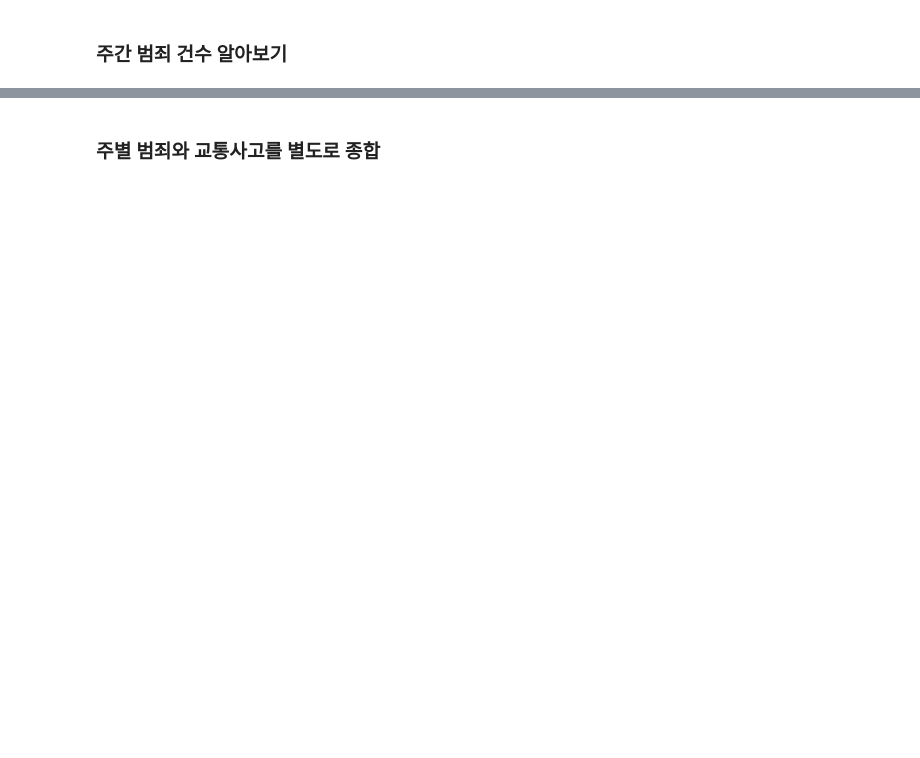
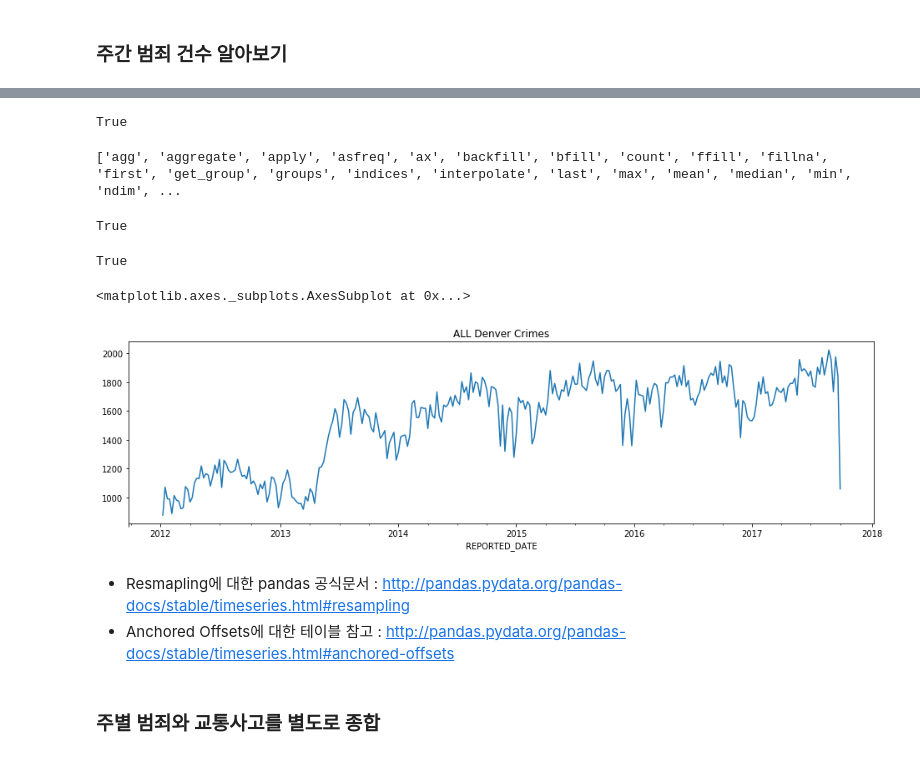
Before and after one commit to liberalapes/pandas_cookbook, a Jupyter notebook: 10장 시계열 분석.ipynb, the cells around one changed output, grey strips where cells are left out. Drawn from its saved outputs; the diff is of its cells as text; code cells hidden in the pictures; blank space fills up the shorter version.

```diff
--- a/10장 시계열 분석.ipynb
+++ b/10장 시계열 분석.ipynb
@@ -84,0 +206,4 @@ Timestamp('2013-04-11 00:00:00')
+# %%
+pwd = %pwd
+crime = pd.read_hdf(pwd + '/crime.h5', 'crime')
+crime.dtypes
@@ -85,2 +363,6 @@ Timestamp('2013-04-11 00:00:00')
 # %% [markdown]
 ### DatetimeIndex와만 작동하는 메서드 사용하기
+# %%
+pwd = %pwd
+crime = pd.read_hdf(pwd + '/crime.h5', 'crime').set_index('REPORTED_DATE')
+print(type(crime.index))
@@ -87,2 +561,4 @@ Timestamp('2013-04-11 00:00:00')
 # %% [markdown]
 ### 주간 범죄 건수 알아보기
+# %%
+crime_sort = pd.read_hdf(pwd+'/crime.h5', 'crime').set_index('REPORTED_DATE').sort_index()
@@ -88,0 +569,3 @@ Timestamp('2013-04-11 00:00:00')
+# %%
+weekly_crimes = crime_sort.resample('W').size()
+weekly_crimes.head()
@@ -89,2 +609,31 @@ Timestamp('2013-04-11 00:00:00')
+# %%
+weekly_crimes.equals(weekly_crimes_gby)
+# %% [output]
+True
+# %%
+r = crime_sort.resample('W')
+resample_methods = [attr for attr in dir(r) if attr[0].islower()]
+print(resample_methods)
+# %% [output]
+['agg', 'aggregate', 'apply', 'asfreq', 'ax', 'backfill', 'bfill', 'count', 'ffill', 'fillna', 'first', 'get_group', 'groups', 'indices', 'interpolate', 'last', 'max', 'mean', 'median', 'min', 'ndim', ...
+# %%
+crime = pd.read_hdf(pwd + '/crime.h5', 'crime')
+weekly_crimes2 = crime.resample('W', on  = 'REPORTED_DATE').size()
+weekly_crimes2.equals(weekly_crimes)
+# %% [output]
+True
+# %%
+weekly_crimes_gby2 = crime.groupby(pd.Grouper(key='REPORTED_DATE', freq = 'W')).size()
+weekly_crimes_gby2.equals(weekly_crimes_gby)
+# %% [output]
+True
+# %%
+weekly_crimes.plot(figsize=(16,4), title = 'ALL Denver Crimes')
+# %% [output]
+<matplotlib.axes._subplots.AxesSubplot at 0x...>
+[figure, added]
+# %% [markdown]
+- Resmapling에 대한 pandas 공식문서 : http://pandas.pydata.org/pandas-docs/stable/timeseries.html#resampling
+- Anchored Offsets에 대한 테이블 참고 : http://pandas.pydata.org/pandas-docs/stable/timeseries.html#anchored-offsets
 # %% [markdown]
 ### 주별 범죄와 교통사고를 별도로 종합
```
Also changed, not shown: parts of 76 cells of this notebook.
